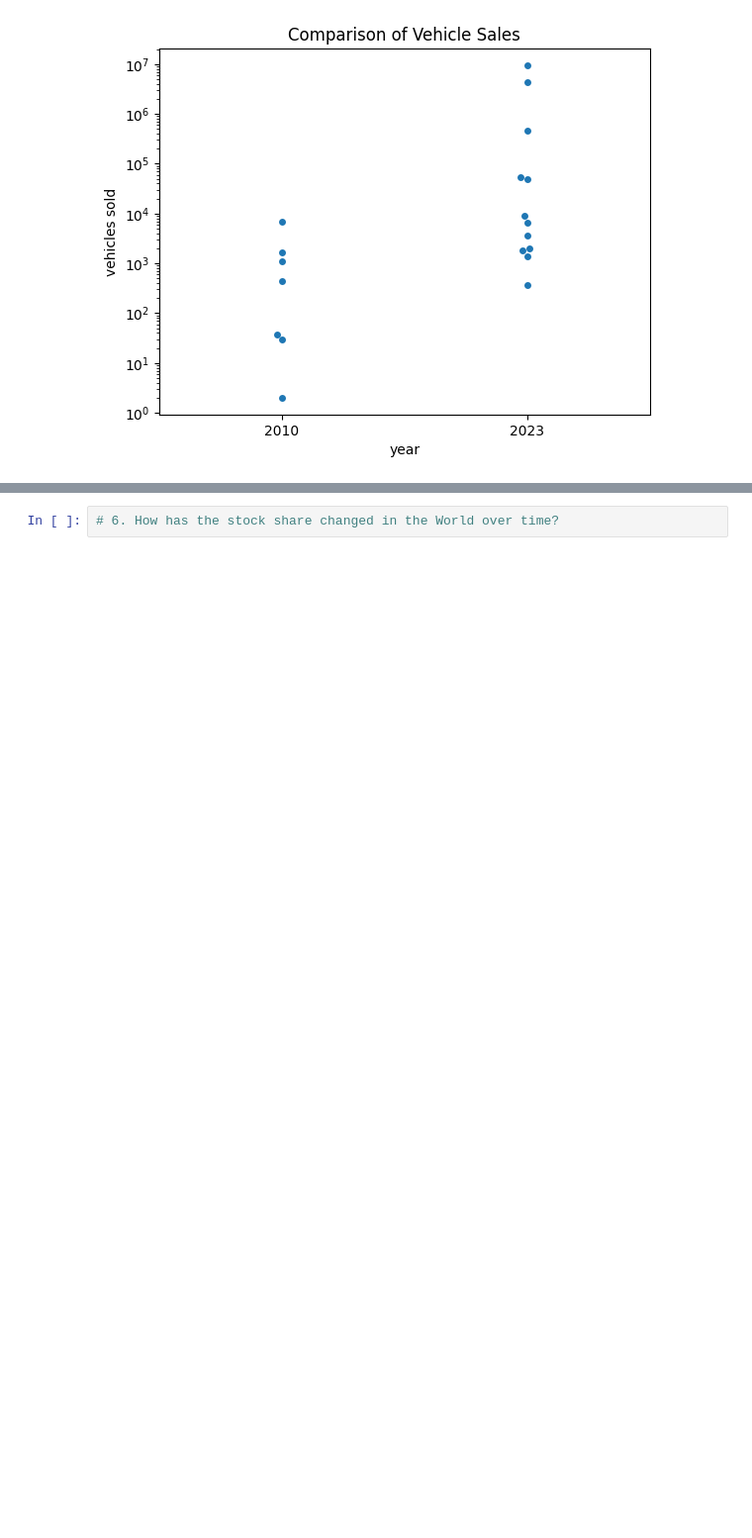
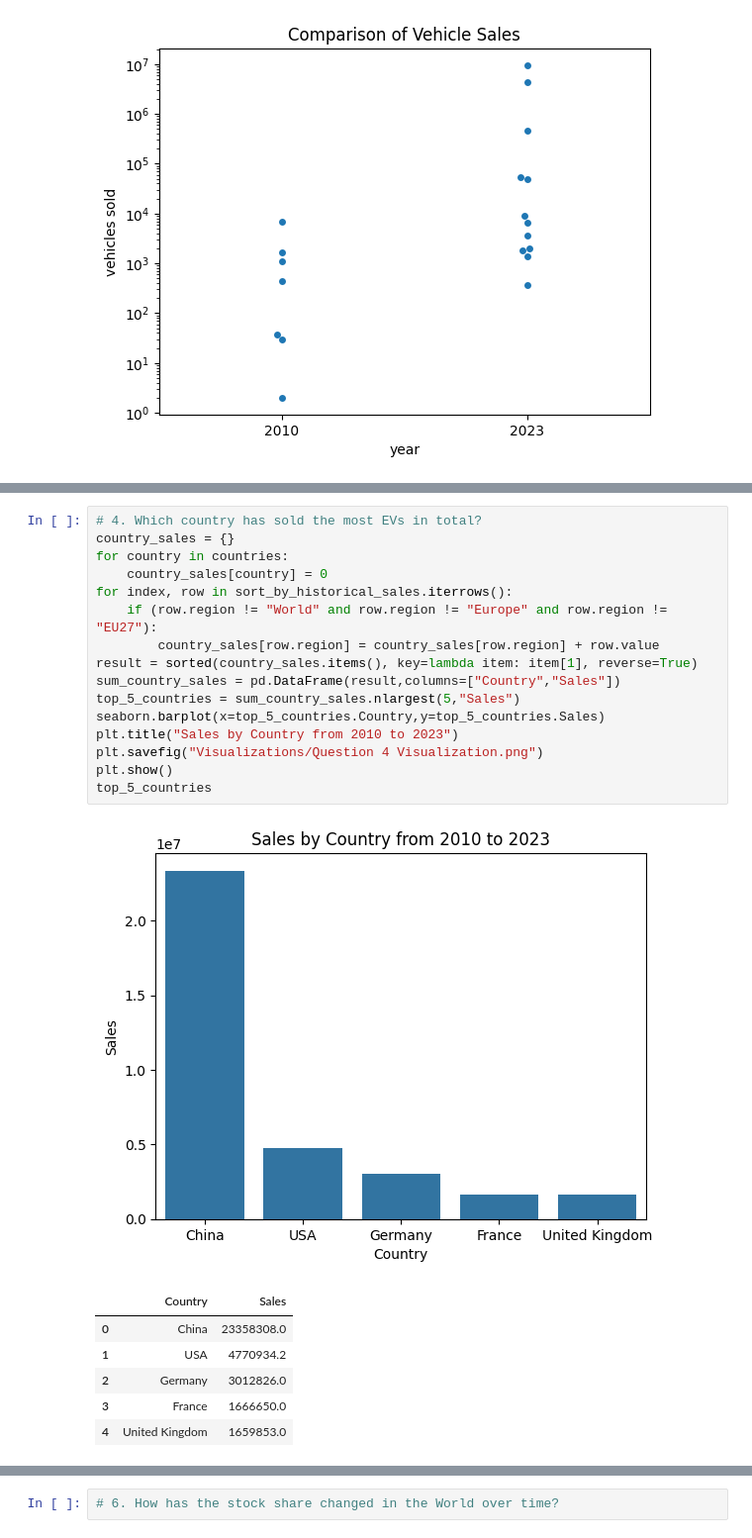
Before and after one commit to build-summer-2024/async-teal-kenny-final-project, a Jupyter notebook: final_project.ipynb, the cells around one changed output, grey strips where cells are left out. Shown: that part at 99% size. Drawn from its saved outputs; the diff is of its cells as text; blank space fills up the shorter version.

```diff
--- a/final_project.ipynb
+++ b/final_project.ipynb
@@ -63 +83,25 @@ plt.show()
+# %%
+# 4. Which country has sold the most EVs in total?
+country_sales = {}
+for country in countries:
+    country_sales[country] = 0
+for index, row in sort_by_historical_sales.iterrows():
+    if (row.region != "World" and row.region != "Europe" and row.region != "EU27"):
+        country_sales[row.region] = country_sales[row.region] + row.value
+result = sorted(country_sales.items(), key=lambda item: item[1], reverse=True)
+sum_country_sales = pd.DataFrame(result,columns=["Country","Sales"])
+top_5_countries = sum_country_sales.nlargest(5,"Sales")
+seaborn.barplot(x=top_5_countries.Country,y=top_5_countries.Sales)
+plt.title("Sales by Country from 2010 to 2023")
+plt.savefig("Visualizations/Question 4 Visualization.png")
+plt.show()
+top_5_countries
+# %% [output]
+[figure, added]
+|  | Country | Sales |
+| 0 | China | 23358308.0 |
+| 1 | USA | 4770934.2 |
+| 2 | Germany | 3012826.0 |
+| 3 | France | 1666650.0 |
+| 4 | United Kingdom | 1659853.0 |
 # %%
```
Also changed, not shown: parts of 5 cells of this notebook, 4 other files.
